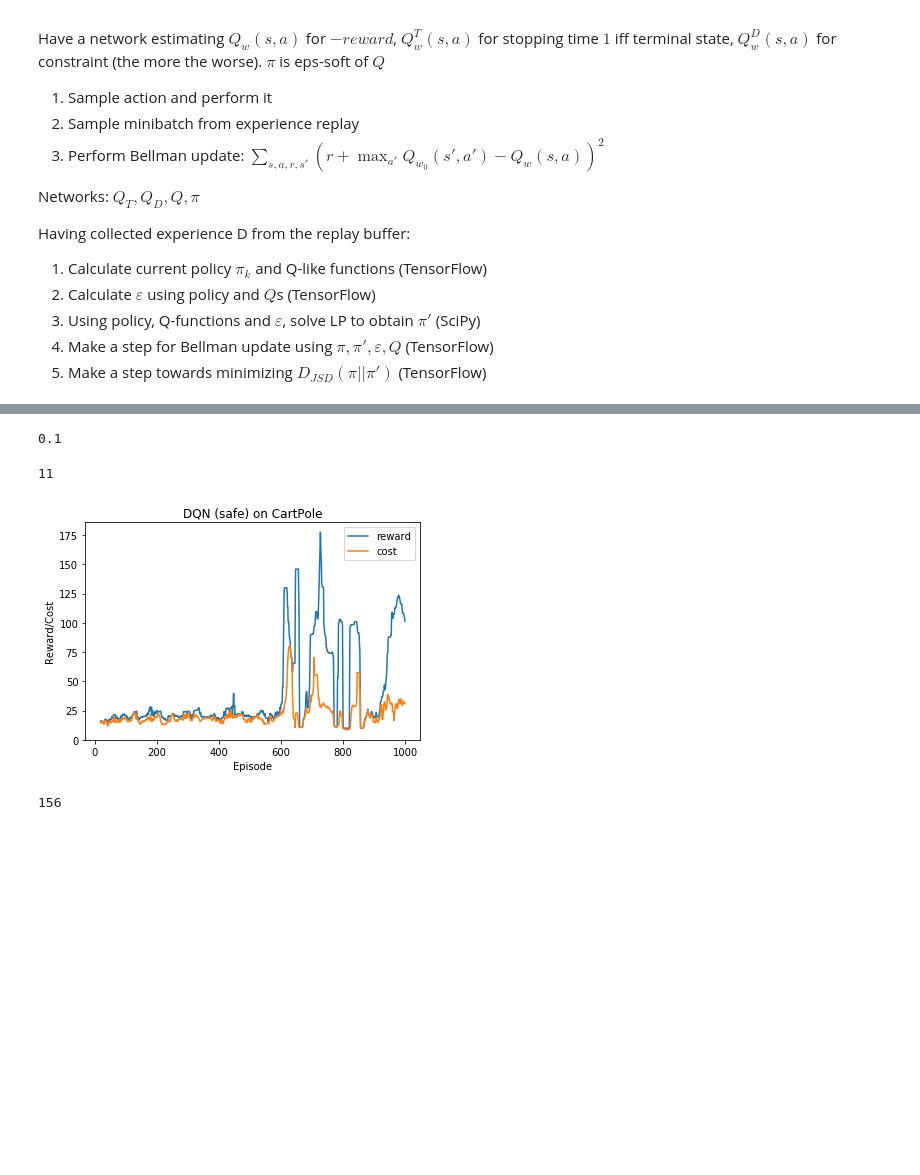
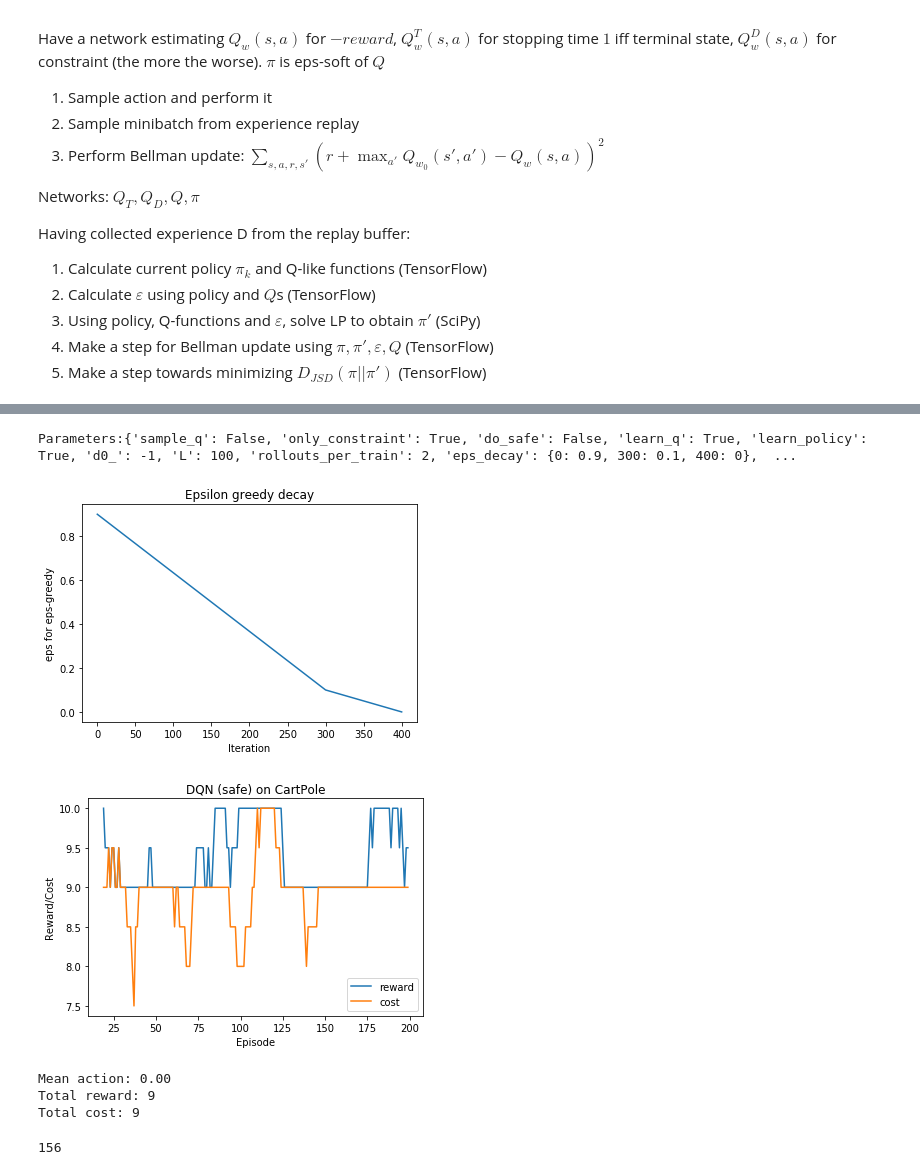
Before and after one commit to sergeivolodin/SafeContinuousStateRL, a Jupyter notebook: cartpole_safety_sdqn.ipynb, the cells around one changed output, grey strips where cells are left out. Drawn from its saved outputs; the diff is of its cells as text; code cells hidden in the pictures; blank space fills up the shorter version.

Commit message:
Add helpers; Optimize for constraint only

```diff
--- a/cartpole_safety_sdqn.ipynb
+++ b/cartpole_safety_sdqn.ipynb
@@ -547,17 +364,32 @@ plt.show()
 # %%
-init = tf.global_variables_initializer()
-sess.run(init)
-replay = ExperienceReplay(N = 5000)
-r = []
-c = []
+def init_agent():
+    """ Initialize weights (reset) """
+    init = tf.global_variables_initializer()
+    sess.run(init)
+    global replay
+    replay = ExperienceReplay(N = 5000)
-# %%
-eps
-# %% [output]
-0.1
-# %%
-# sample from Q function to train q-function
-sample_q = True
-
-print(len(get_rollout()))
-# %% [output]
-11
+# %%
+def learning_iterations(iterations, eps_decay, rollouts_per_train, L = 100, d0_ = 1000, learn_policy = True,
+                        learn_q = True, do_safe = False, only_constraint = True, sample_q = False):
+    """ Learn with parameters """
+
+    print('Parameters:' + str(locals()))
+    plot_decay(eps_decay)
+
+    r, c = [], []
+    for i in tqdm(range(iterations)):
+        # obtaining current epsilon for exploration
+        eps = get_current_eps(eps_decay, i)
+
+        # obtaining rollout
+        for i in range(rollouts_per_train):
+            sarsnc = get_rollout(eps = eps, sample_q = sample_q)
+            _, _, R, _, _, C = zip(*sarsnc)
+            r.append(np.sum(R))
+            c.append(np.sum(C))
+
+        # training the agent
+        train_step(L = L, d0_ = d0_, learn_policy = learn_policy, learn_q = learn_q, do_safe = do_safe,
+                   only_constraint = only_constraint)
+    plot_performance(r, c)
+    print_info(get_rollout())
@@ -564,3 +398,13 @@ print(len(get_rollout()))
+# %%
+learning_iterations(100, eps_decay, 2, L = 100, d0_ = -1, learn_policy = True, learn_q = True, do_safe = False,
+                   only_constraint = True, sample_q = False)
+# %% [output]
+Parameters:{'sample_q': False, 'only_constraint': True, 'do_safe': False, 'learn_q': True, 'learn_policy': True, 'd0_': -1, 'L': 100, 'rollouts_per_train': 2, 'eps_decay': {0: 0.9, 300: 0.1, 400: 0},  ...
+[figure, added]
+[figure, added]
+Mean action: 0.00
+Total reward: 9
+Total cost: 9
 # %%
 # Learning q-network
 for i in tqdm(range(500)):
@@ -580,18 +424,6 @@ for i in tqdm(range(500)):
     # training the agent
     train_step(L = 100, d0_ = 1000, learn_policy = False, learn_q = True, do_safe = False)
     #print(len(replay.buf))
-# %%
-plt.figure()
-plt.title('DQN (safe) on CartPole')
-plt.plot(pd.DataFrame(r).rolling(20).median(), label = 'reward')
-plt.plot(pd.DataFrame(c).rolling(20).median(), label = 'cost')
-plt.xlabel('Episode')
-plt.ylabel('Reward/Cost')
-plt.savefig('sdqn.eps', bbox_inches = 'tight')
-plt.legend()
-plt.show()
-# %% [output]
-[figure, removed]
 # %%
 sample_q = True # still sampling from Q to get behavior, but training pi
 print(len(get_rollout()))
```
Also changed, not shown: parts of 32 cells of this notebook, 1 other file.
